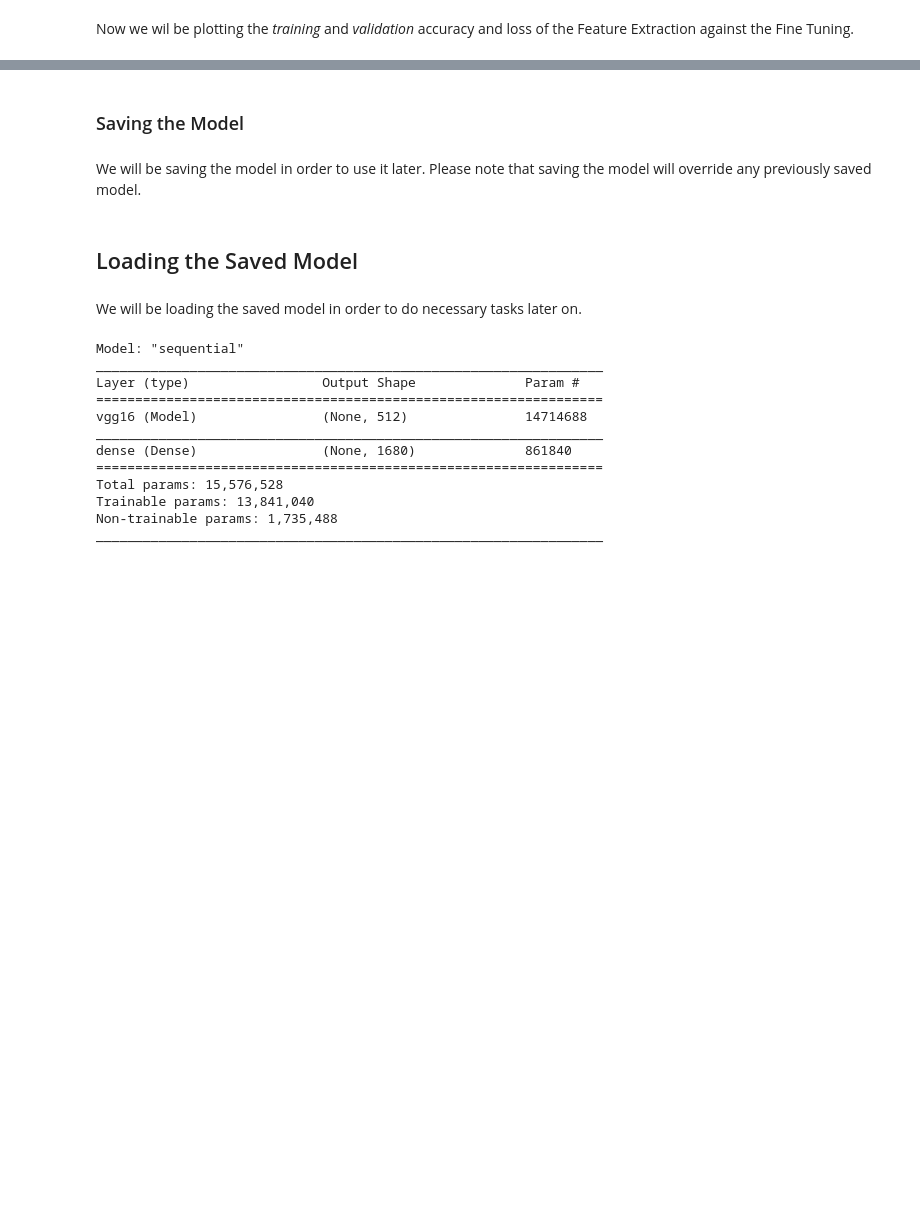
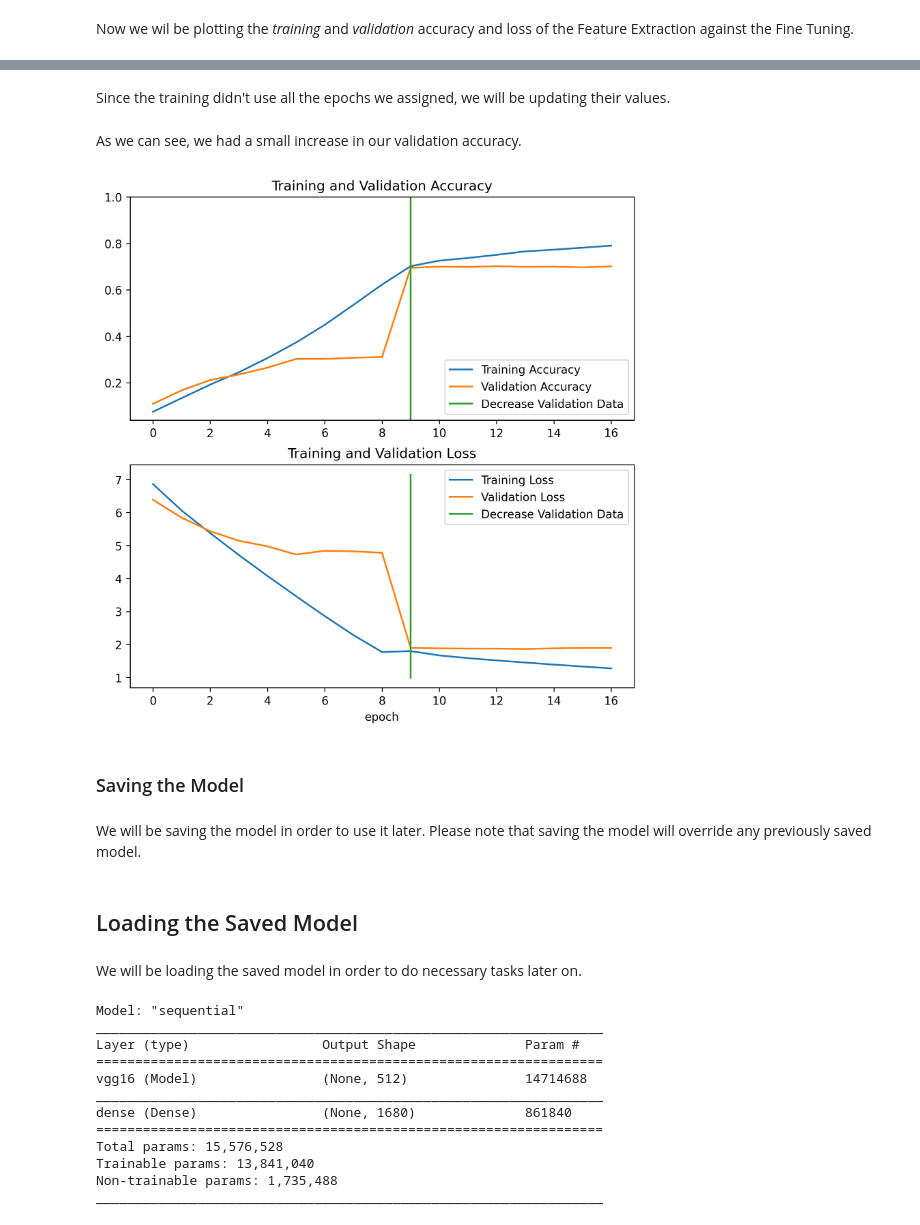
Before and after one commit to nizarmah/oracle, a Jupyter notebook: main.ipynb, the cells around one changed output, grey strips where cells are left out. Cells and saved outputs as stored; diff of their text form; code cells hidden in the pictures; blank space fills up the shorter version.

```diff
--- a/main.ipynb
+++ b/main.ipynb
@@ -428,0 +444,5 @@ plt.show()
+# %%
+X_train, X_valid, y_train, y_valid = train_test_split(X, y, test_size=1680, random_state=42, stratify=y)
+
+print("Missing PIDs from Training Data :", len(missing_pids(y_train, y_valid)))
+print("Size of Validation Data :", y_valid.shape)
@@ -428,0 +454,5 @@ plt.show()
+# %%
+train_generator = train_datagen.flow(getImageData(X_train), y=getImageLabels(y_train),
+                                        batch_size=batch_size, shuffle=True)
+valid_generator = valid_datagen.flow(getImageData(X_valid), y=getImageLabels(y_valid),
+                                        batch_size=batch_size, shuffle=True)
@@ -428,0 +461,3 @@ plt.show()
+# %%
+model.compile(optimizer=tf.keras.optimizers.Adam(learning_rate=(learning_rate / 10), clipnorm=1.),
+                  loss='categorical_crossentropy', metrics=['accuracy'])
@@ -428,0 +466,7 @@ plt.show()
+# %%
+retrain_epochs = 10
+total_epochs = fine_tune_epochs + retrain_epochs
+
+retrain_history = model.fit(train_generator, epochs=total_epochs,
+                        validation_data=valid_generator, shuffle=True,
+                           callbacks=[early_stopping], initial_epoch=fine_tune_history.epoch[-1])
@@ -428,0 +491,2 @@ plt.show()
+# %% [markdown]
+Since the training didn't use all the epochs we assigned, we will be updating their values.
@@ -429,3 +497,33 @@ plt.show()
+# %% [markdown]
+As we can see, we had a small increase in our validation accuracy.
+# %%
+acc += retrain_history.history['accuracy']
+val_acc += retrain_history.history['val_accuracy']
+
+loss += retrain_history.history['loss']
+val_loss += retrain_history.history['val_loss']
+
+plt.figure(figsize=(8, 8))
+plt.subplot(2, 1, 1)
+plt.plot(acc, label='Training Accuracy')
+plt.plot(val_acc, label='Validation Accuracy')
+plt.ylim([min(plt.ylim()),1])
+plt.plot([fine_tune_epochs + 1,fine_tune_epochs + 1],
+          plt.ylim(), label='Decrease Validation Data')
+plt.legend(loc='lower right')
+plt.title('Training and Validation Accuracy')
+
+plt.subplot(2, 1, 2)
+plt.plot(loss, label='Training Loss')
+plt.plot(val_loss, label='Validation Loss')
+plt.plot([fine_tune_epochs + 1,fine_tune_epochs + 1],
+         plt.ylim(), label='Decrease Validation Data')
+plt.legend(loc='upper right')
+plt.title('Training and Validation Loss')
+plt.xlabel('epoch')
+plt.show()
+# %% [output]
+[figure, added]
 # %% [markdown]
 ### Saving the Model
 # %% [markdown]
```
Also changed, not shown: parts of 15 cells of this notebook.
